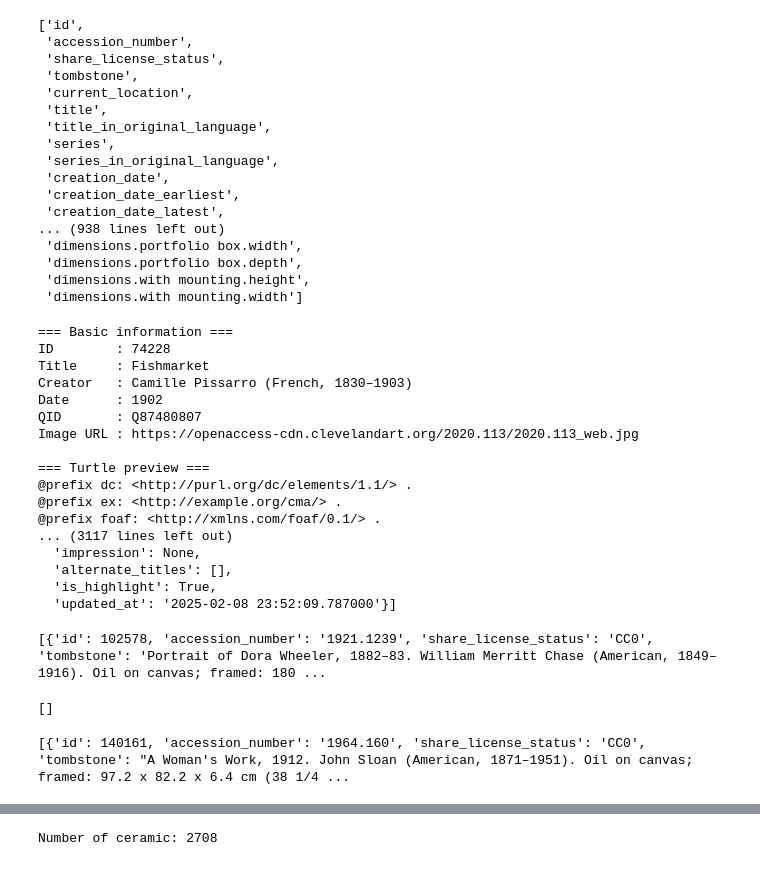
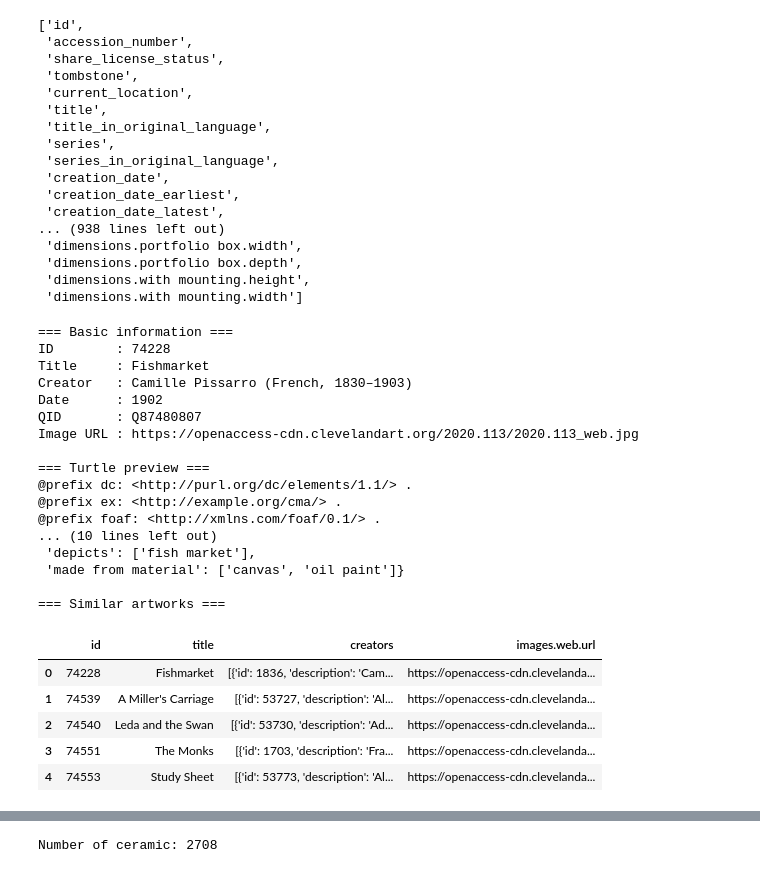
Before and after one commit to yfgann/ACTH25_project, a Jupyter notebook: class1.ipynb, the cells around one changed output, grey strips where cells are left out. Saved outputs shown, nothing was run; the diff lists cells and outputs as text; code cells hidden in the pictures.

```diff
--- a/class1.ipynb
+++ b/class1.ipynb
@@ -67,13 +67,16 @@ total columns:  954
 # %%
 from __future__ import annotations
 from typing import List, Dict
-import re, time, requests
+import re, time, requests, pprint
 from rdflib import Graph, Namespace, URIRef, Literal
 from rdflib.namespace import RDF, RDFS, DC, FOAF, OWL
 from SPARQLWrapper import SPARQLWrapper, JSON
 
-EX   = Namespace("http://example.org/cma/")
+EX = Namespace("http://example.org/cma/")
 WDQS = "https://query.wikidata.org/sparql"
+UA = ("ACTH25-project/0.1 "
+      "(https://github.com/yfgann/ACTH25_project; "
+      "mailto:annyufeiguo@gmail.com)")
 
 class Artifact:
     BASE = "https://openaccess-api.clevelandart.org/api/artworks"
@@ -142,13 +145,7 @@ class Artifact:
         if not self.qid:
             return {}
 
-        agent_str = (
-            "ACTH25-project/0.1 "
-            "(https://github.com/yfgann/ACTH25_project; "
-            "mailto:annyufeiguo@gmail.com)"
-        )
-
-        sparql = SPARQLWrapper(WDQS, agent=agent_str)
+        sparql = SPARQLWrapper(WDQS, agent=UA)
         sparql.setReturnFormat(JSON)
         sparql.setQuery(f"""
         SELECT ?pid ?pidLabel ?valLabel WHERE {{
@@ -195,6 +192,7 @@ class Artifact:
 
 
     # 3) Look for similar artworks
+
     def similar_artworks(
         self,
         limit: int = 10,          # up to 10 similar artworks
@@ -222,11 +220,9 @@ class Artifact:
 
         q_string = " ".join(query_terms) if query_terms else None
 
-        center_year = self.date_num
-
         params = {
-            "created_after": center_year - year_window,
-            "created_before": center_year + year_window,
+            "created_after": self.date_num - year_window,
+            "created_before": self.date_num + year_window,
             "limit": limit
         }
 
@@ -236,8 +232,11 @@ class Artifact:
         try:
             r = requests.get(self.BASE, params=params, timeout=15)
             r.raise_for_status()
+            data = r.json().get("data", [])
             time.sleep(pause)
-            return r.json().get("data", [])
+
+            return data
+
         except requests.RequestException as e:
             print("[similar_artworks_by_year] API error:", e)
             return []
@@ -248,59 +247,45 @@ print("\n=== Basic information ===")
 print("ID        :", art.id)
 print("Title     :", art.title)
 print("Creator   :", art.creator)
 print("Date      :", art.date_text)
 print("QID       :", art.qid)
 print("Image URL :", art.img)
 
 g: Graph = art.to_rdf()
 ttl_snippet = g.serialize(format="turtle").splitlines()[:10]
 print("\n=== Turtle preview ===")
 print("\n".join(ttl_snippet))
 
 enrich = art.wikidata_enrich(sleep=0)
 print("\n=== Wikidata Enrichment ===")
 pprint.pp(enrich)
 
-sim = art.similar_artworks(limit=3, pause=0)
+sim = art.similar_artworks(
+    limit=3,
+)
 print("\n=== Similar artworks ===")
-pprint.pp(sim)
+df[["id", "title", "creators", "images.web.url"]].head()
 # %% [output]
 === Basic information ===
 ID        : 74228
 Title     : Fishmarket
 Creator   : Camille Pissarro (French, 1830–1903)
 Date      : 1902
 QID       : Q87480807
 Image URL : https://openaccess-cdn.clevelandart.org/2020.113/2020.113_web.jpg
 
 === Turtle preview ===
 @prefix dc: <http://purl.org/dc/elements/1.1/> .
 @prefix ex: <http://example.org/cma/> .
 @prefix foaf: <http://xmlns.com/foaf/0.1/> .
-... (3117 lines left out)
-  'impression': None,
-  'alternate_titles': [],
-  'is_highlight': True,
-  'updated_at': '2025-02-08 23:52:09.787000'}]
+... (10 lines left out)
+ 'depicts': ['fish market'],
+ 'made from material': ['canvas', 'oil paint']}
+
+=== Similar artworks ===
+|  | id | title | creators | images.web.url |
+| 0 | 74228 | Fishmarket | [{'id': 1836, 'description': 'Cam... | https://openaccess-cdn.clevelanda... |
+| 1 | 74539 | A Miller's Carriage | [{'id': 53727, 'description': 'Al... | https://openaccess-cdn.clevelanda... |
+| 2 | 74540 | Leda and the Swan | [{'id': 53730, 'description': 'Ad... | https://openaccess-cdn.clevelanda... |
+| 3 | 74551 | The Monks | [{'id': 1703, 'description': 'Fra... | https://openaccess-cdn.clevelanda... |
+| 4 | 74553 | Study Sheet | [{'id': 53773, 'description': 'Al... | https://openaccess-cdn.clevelanda... |
-# %%
-art = Artifact(raw[0])
-
-# similar artworkds in terms of year
-arts = art.similar_artworks(limit=5)
-print(arts)
-# %% [output]
-[{'id': 102578, 'accession_number': '1921.1239', 'share_license_status': 'CC0', 'tombstone': 'Portrait of Dora Wheeler, 1882–83. William Merritt Chase (American, 1849–1916). Oil on canvas; framed: 180 ...
-# %%
-arts = art.similar_artworks(limit=10, filter_author=True)
-print(arts)
-# %% [output]
-[]
-# %%
-art.wikidata_enrich()
-arts = art.similar_artworks(
-    year_window=10,
-    filter_material=True,
-)
-print(arts)
-# %% [output]
-[{'id': 140161, 'accession_number': '1964.160', 'share_license_status': 'CC0', 'tombstone': "A Woman's Work, 1912. John Sloan (American, 1871–1951). Oil on canvas; framed: 97.2 x 82.2 x 6.4 cm (38 1/4 ...
```
Also changed, not shown: parts of 8 cells of this notebook.
